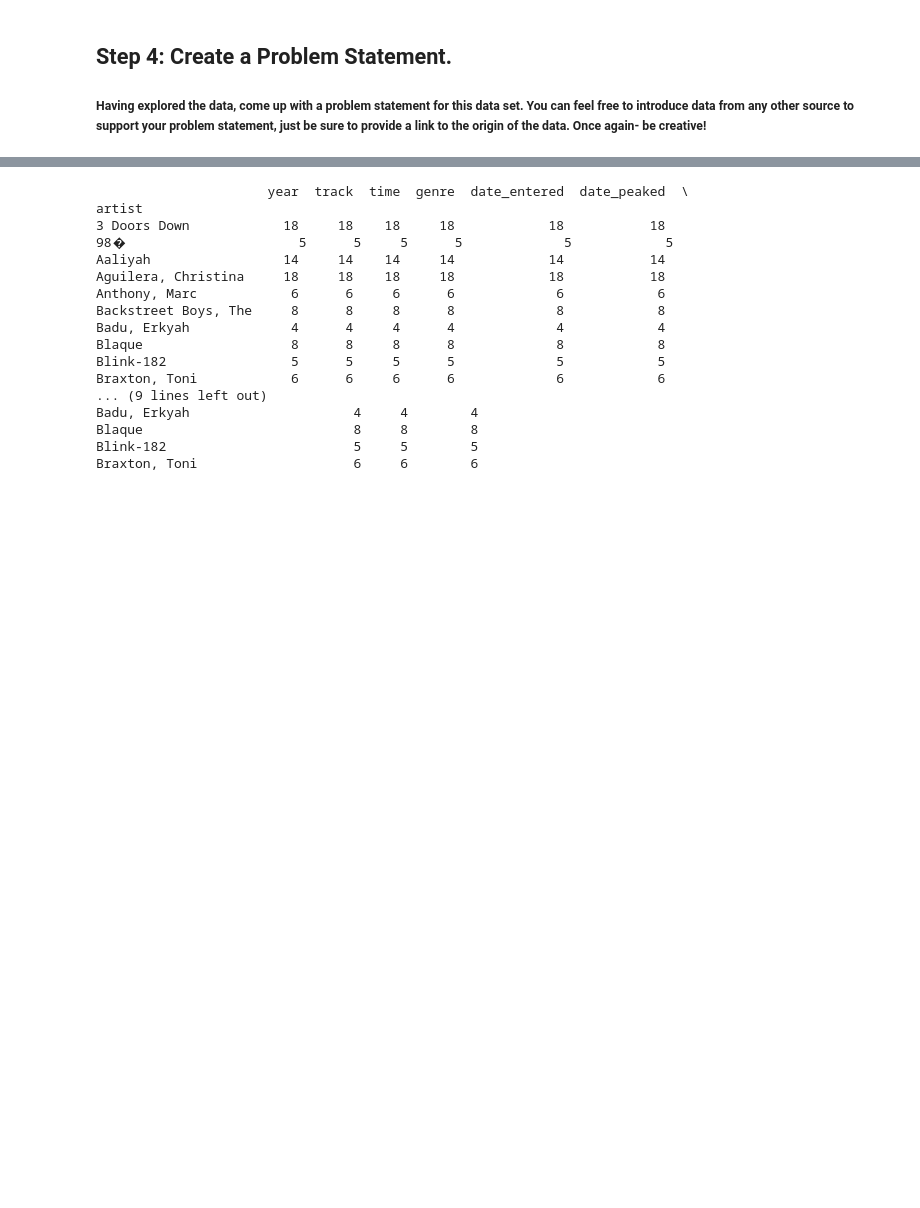
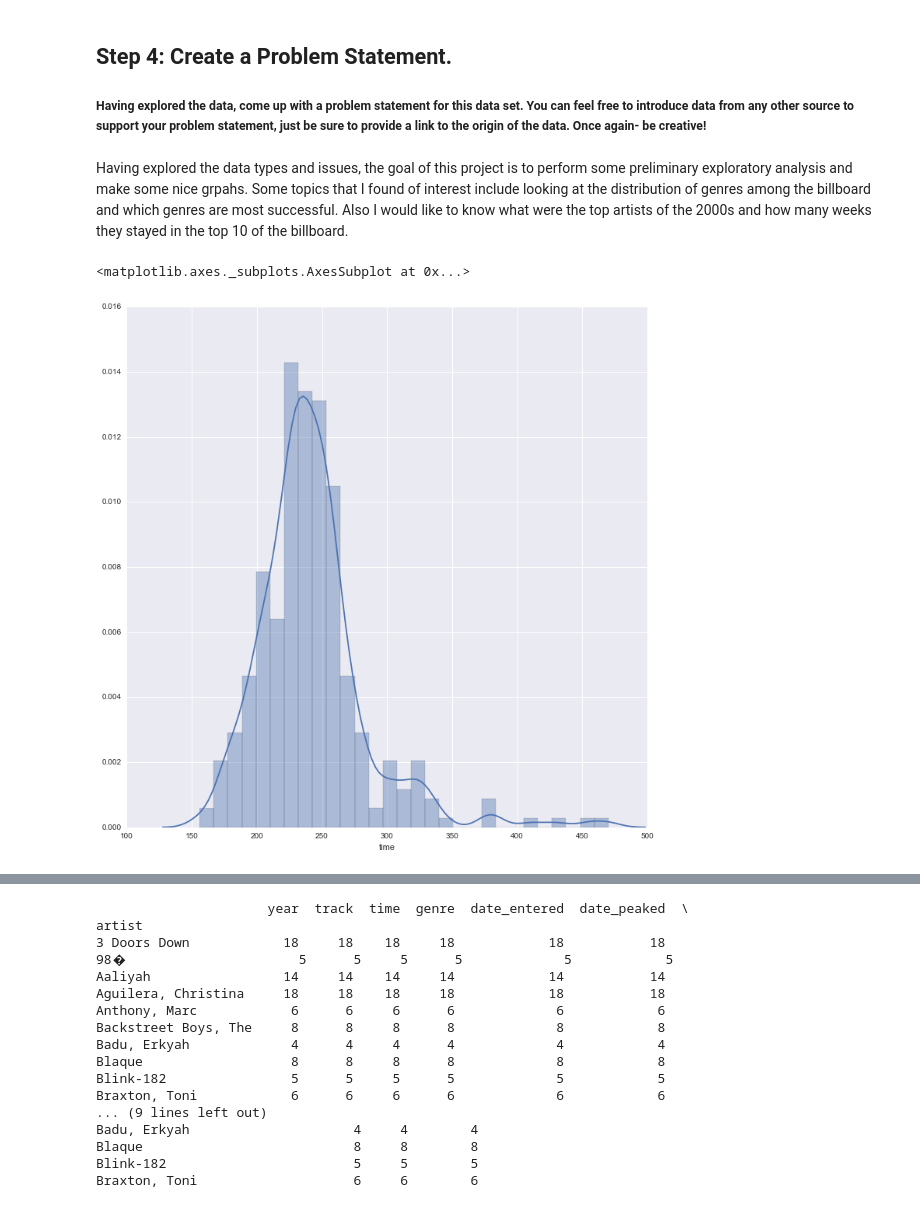
Before and after one commit to stavgrossfeld/GA-Data-Science-Immersive, a Jupyter notebook: projects/project-02/starter-code/project_2.ipynb, the cells around one changed output, grey strips where cells are left out. Cells and saved outputs as stored; diff of their text form; code cells hidden in the pictures; blank space fills up the shorter version.

```diff
--- a/projects/project-02/starter-code/project_2.ipynb
+++ b/projects/project-02/starter-code/project_2.ipynb
@@ -274,5 +274,7 @@ Name: ranking, dtype: float64
 ## Step 4: Create a Problem Statement.
 
 ##### Having explored the data, come up with a problem statement for this data set. You can feel free to introduce data from any other source to support your problem statement, just be sure to provide a link to the origin of the data. Once again- be creative!
+# %% [markdown]
+Having explored the data types and issues, the goal of this project is to perform some preliminary exploratory analysis and make some nice grpahs. Some topics that I found of interest include looking at the distribution of genres among the billboard and which genres are most successful. Also I would like to know what were the top artists of the 2000s and how many weeks they stayed in the top 10 of the billboard.
 # %%
 sns.set(rc={"figure.figsize": (12, 12)})
@@ -279,3 +282,8 @@ sns.set(rc={"figure.figsize": (12, 12)})
+# %%
+sns.distplot(clean_billboard.time)
+# %% [output]
+<matplotlib.axes._subplots.AxesSubplot at 0x...>
+[figure, added]
 # %%
 # Genre count distribution
 print 'genre counts:'
```
Also changed, not shown: parts of 11 cells of this notebook.
